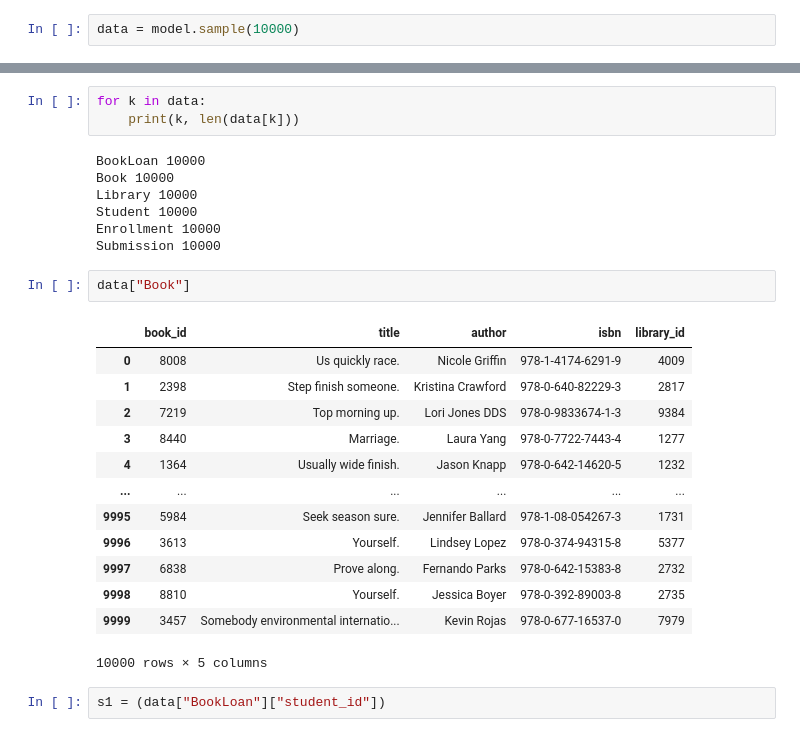
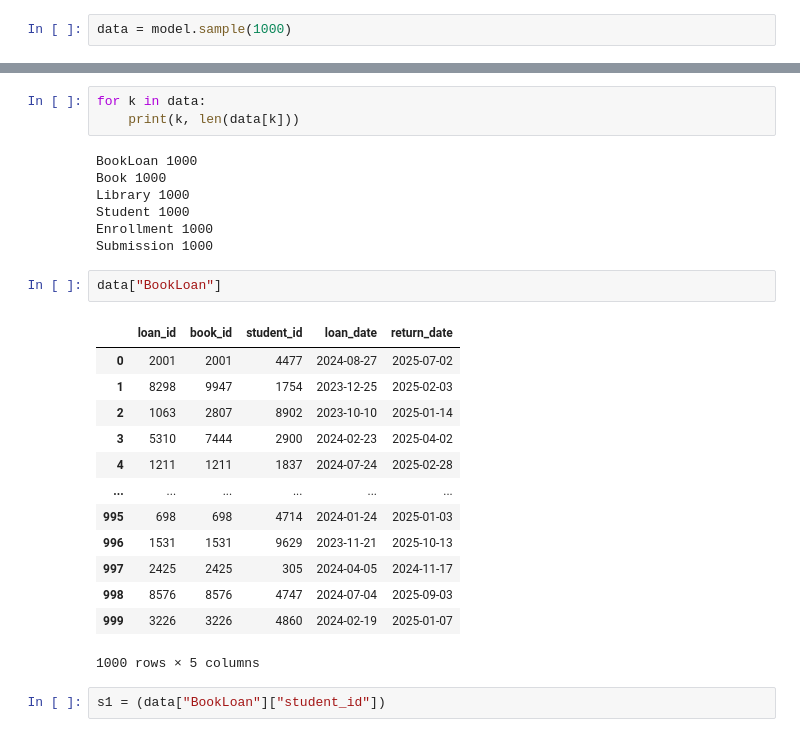
Before and after one commit to hitsz-ids/synthetic-data-generator, a Jupyter notebook: 202411_RFECV_test.ipynb, the cells around one changed output, grey strips where cells are left out. Drawn from its saved outputs; the diff is of its cells as text.

```diff
--- a/202411_RFECV_test.ipynb
+++ b/202411_RFECV_test.ipynb
@@ -129,3 +123,3 @@ data_dim: 57, time: 5.19s
 # %%
-data = model.sample(10000)
+data = model.sample(1000)
 # %% [output]
@@ -180,28 +167,28 @@ data = model.sample(10000)
 for k in data:
     print(k, len(data[k]))
 # %% [output]
-BookLoan 10000
-Book 10000
-Library 10000
-Student 10000
-Enrollment 10000
-Submission 10000
+BookLoan 1000
+Book 1000
+Library 1000
+Student 1000
+Enrollment 1000
+Submission 1000
 # %%
-data["Book"]
+data["BookLoan"]
 # %% [output]
-|  | book_id | title | author | isbn | library_id |
-| 0 | 8008 | Us quickly race. | Nicole Griffin | 978-1-4174-6291-9 | 4009 |
-| 1 | 2398 | Step finish someone. | Kristina Crawford | 978-0-640-82229-3 | 2817 |
-| 2 | 7219 | Top morning up. | Lori Jones DDS | 978-0-9833674-1-3 | 9384 |
-| 3 | 8440 | Marriage. | Laura Yang | 978-0-7722-7443-4 | 1277 |
-| 4 | 1364 | Usually wide finish. | Jason Knapp | 978-0-642-14620-5 | 1232 |
+|  | loan_id | book_id | student_id | loan_date | return_date |
+| 0 | 2001 | 2001 | 4477 | 2024-08-27 | 2025-07-02 |
+| 1 | 8298 | 9947 | 1754 | 2023-12-25 | 2025-02-03 |
+| 2 | 1063 | 2807 | 8902 | 2023-10-10 | 2025-01-14 |
+| 3 | 5310 | 7444 | 2900 | 2024-02-23 | 2025-04-02 |
+| 4 | 1211 | 1211 | 1837 | 2024-07-24 | 2025-02-28 |
 | ... | ... | ... | ... | ... | ... |
-| 9995 | 5984 | Seek season sure. | Jennifer Ballard | 978-1-08-054267-3 | 1731 |
-| 9996 | 3613 | Yourself. | Lindsey Lopez | 978-0-374-94315-8 | 5377 |
-| 9997 | 6838 | Prove along. | Fernando Parks | 978-0-642-15383-8 | 2732 |
-| 9998 | 8810 | Yourself. | Jessica Boyer | 978-0-392-89003-8 | 2735 |
-| 9999 | 3457 | Somebody environmental internatio... | Kevin Rojas | 978-0-677-16537-0 | 7979 |
+| 995 | 698 | 698 | 4714 | 2024-01-24 | 2025-01-03 |
+| 996 | 1531 | 1531 | 9629 | 2023-11-21 | 2025-10-13 |
+| 997 | 2425 | 2425 | 305 | 2024-04-05 | 2024-11-17 |
+| 998 | 8576 | 8576 | 4747 | 2024-07-04 | 2025-09-03 |
+| 999 | 3226 | 3226 | 4860 | 2024-02-19 | 2025-01-07 |
-10000 rows × 5 columns
+1000 rows × 5 columns
 # %%
 s1 = (data["BookLoan"]["student_id"])
 # %%
```
Also changed, not shown: parts of 5 cells of this notebook, 7 other files.
